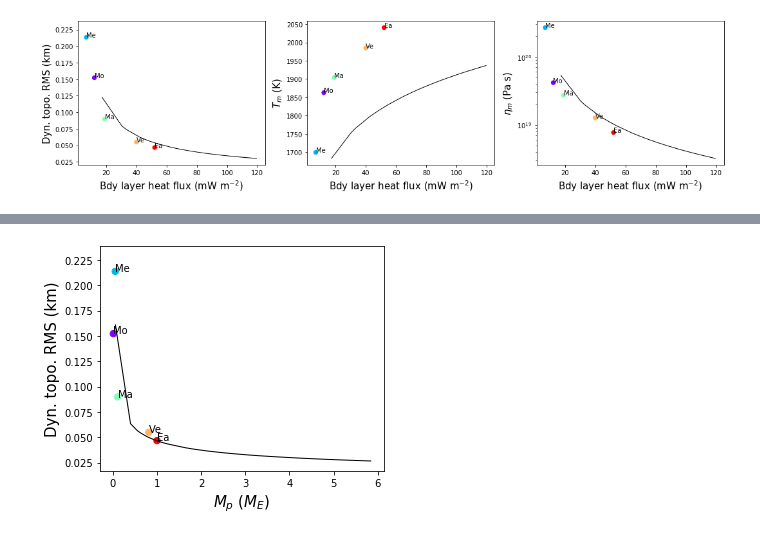
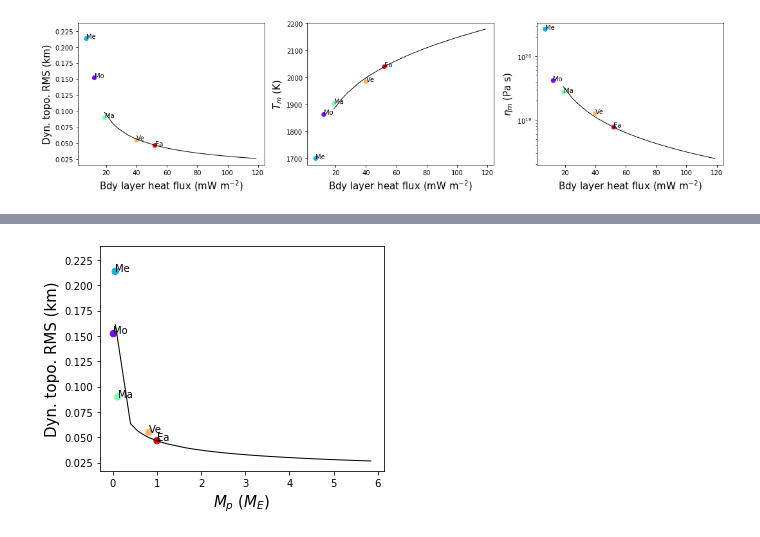
Before and after one commit to clairesworld/exo-top, a Jupyter notebook: top_model.ipynb, the cells around one changed output, grey strips where cells are left out. Cells and saved outputs as stored; diff of their text form; code cells hidden in the pictures.

```diff
--- a/top_model.ipynb
+++ b/top_model.ipynb
@@ -411,30 +467,30 @@ def plot_vs_x(scplanets=None, lplanets=None, xname=None, ynames=None, planets2=N
 # %%
 ##### plot q_bl tradeoffs ######
 
 # planets = build_solarsystem()
 defaults = {'Ra_crit_u':450, 'c_m': 1142, 'k_lm':4, 'alpha_m':2.5e-5,
-            'h_rh':1e-3, 'a_rh':3.4, #'a_rh':2.54,
+            'h_rh':2.07e-3, 'a_rh':2.54,
            }
 
 save=False
 ynames = {'dyn_top_rms':('Dyn. topo. RMS (km)', 1e-3),
          'T_m':('$T_m$ (K)',1),
          'eta_m':('$\eta_m$ (Pa s)',1),
         # 'D_l':('$D_l$ (km)', 1e-3),
         }
 xname = {'q_ubl':('Bdy layer heat flux (mW m$^{-2}$)', 1e3)}
 moreplanets = bulk_planets(N=50, name='M_p', mini=0.05*p.M_E, maxi=6*p.M_E, visc_type='KW', **defaults)
 fig, axes = plot_vs_x(scplanets=planets, lplanets=moreplanets, xname=xname, ynames=ynames,
                       labels=True, s=40, plots_save=True)
 
 # add data
 q_data = [] # in mW/m2
 h_data = [] # in km
 labels = ['']
 
 for ii in range(len(q_data)):
     axes[0].scatter(q_data[ii], h_data[ii], marker=markers[ii], c='k')
     axes[0].annotate(xy=(q_data[ii],h_data[ii]), s=labels[ii])
 fig.savefig('q_scatter.png', bbox_inches='tight')
 # %% [output]
-[figure, old version]
+[figure, new version]
```
Also changed, not shown: parts of 12 cells of this notebook, 10 other files.
